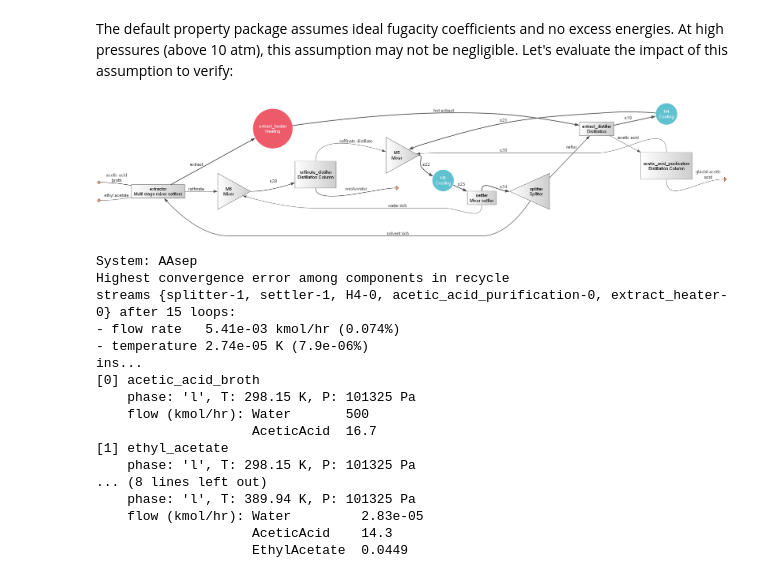
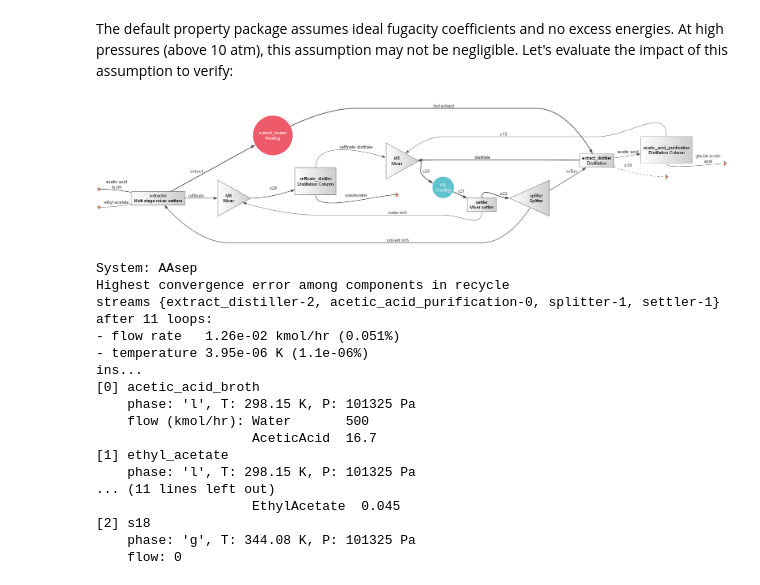
Before and after one commit to BioSTEAMDevelopmentGroup/How2STEAM, a Jupyter notebook: case_studies/Glacial_acetic_acid_separation.ipynb, the cells around one changed output. Saved outputs shown, nothing was run; the diff lists cells and outputs as text; code cells hidden in the pictures.

```diff
--- a/case_studies/Glacial_acetic_acid_separation.ipynb
+++ b/case_studies/Glacial_acetic_acid_separation.ipynb
@@ -243,10 +243,10 @@ with bst.System('AAsep') as sys:
     ED = bst.MESHDistillation(
         'extract_distiller',
         ins=(HX-0, reflux),
-        outs=('', 'acetic_acid'),
-        feed_stages=[feed_stage-2, 0],
+        outs=('', 'acetic_acid', 'distillate'),
+        feed_stages=[feed_stage-2, 1],
         N_stages=N_stages,
-        reflux=None,
+        full_condenser=True,
         boilup=boilup,
         LHK=('Water', 'AceticAcid'),
         use_cache=True,
@@ -262,9 +262,8 @@ with bst.System('AAsep') as sys:
         partial_condenser=False
     )
     ED.check_LHK = ED2.check_LHK = False
-    HX = bst.HXutility(ins=ED-0, V=0, rigorous=True)
     mixer = bst.Mixer(
-        ins=(HX-0, ED2-0, distillate)
+        ins=(ED-2, ED2-0, distillate)
     )
     HX = bst.HXutility(ins=mixer-0, T=310)
     settler = bst.MixerSettler(
@@ -291,7 +290,6 @@ with bst.System('AAsep') as sys:
         k=1.5,
     )
 sys.set_tolerance(rmol=1e-3, mol=1e-3, subsystems=True)
-sys.flatten()
 sys.simulate()
 sys.diagram(format='png')
 sys.show()
@@ -383,10 +385,10 @@ with bst.System('AAsep') as sys:
     ED = bst.MESHDistillation(
         'extract_distiller',
         ins=(HX-0, reflux),
-        outs=('', 'acetic_acid'),
-        feed_stages=[feed_stage-2, 0],
+        outs=('', 'acetic_acid', 'distillate'),
+        feed_stages=[feed_stage-2, 1],
         N_stages=N_stages,
-        reflux=None,
+        full_condenser=True,
         boilup=boilup,
         LHK=('Water', 'AceticAcid'),
         use_cache=True,
@@ -402,46 +404,44 @@ with bst.System('AAsep') as sys:
         partial_condenser=False
     )
     ED.check_LHK = ED2.check_LHK = False
-    HX = bst.HXutility(ins=ED-0, V=0, rigorous=True)
     mixer = bst.Mixer(
-        ins=(HX-0, ED2-0, distillate)
+        ins=(ED-2, ED2-0, distillate)
     )
     HX = bst.HXutility(ins=mixer-0, T=310)
     settler = bst.MixerSettler(
         'settler',
         ins=HX-0,
         outs=('', water_rich),
         top_chemical='EthylAcetate',
     )
     splitter = bst.Splitter(
         'splitter',
         ins=settler-0,
         outs=(reflux, solvent_recycle),
         split=split,
     )
     mixer = bst.Mixer(ins=[extractor.raffinate, water_rich])
     RD = bst.ShortcutColumn(
         'raffinate_distiller',
         LHK=('EthylAcetate', 'Water'),
         ins=mixer-0,
         outs=[distillate, wastewater],
         partial_condenser=False,
         Lr=0.99,
         Hr=0.99,
         k=1.5,
     )
 sys.set_tolerance(rmol=1e-3, mol=1e-3, subsystems=True)
-sys.flatten()
 sys.simulate()
 sys.diagram(format='png')
 sys.show()
 # %% [output]
-[figure, old version]
+[figure, new version]
 System: AAsep
 Highest convergence error among components in recycle
-streams {splitter-1, settler-1, H4-0, acetic_acid_purification-0, extract_heater-0} after 15 loops:
-- flow rate   5.41e-03 kmol/hr (0.074%)
-- temperature 2.74e-05 K (7.9e-06%)
+streams {extract_distiller-2, acetic_acid_purification-0, splitter-1, settler-1} after 11 loops:
+- flow rate   1.26e-02 kmol/hr (0.051%)
+- temperature 3.95e-06 K (1.1e-06%)
 ins...
 [0] acetic_acid_broth
     phase: 'l', T: 298.15 K, P: 101325 Pa
@@ -449,11 +449,11 @@ ins...
                     AceticAcid  16.7
 [1] ethyl_acetate
     phase: 'l', T: 298.15 K, P: 101325 Pa
-... (8 lines left out)
-    phase: 'l', T: 389.94 K, P: 101325 Pa
-    flow (kmol/hr): Water         2.83e-05
-                    AceticAcid    14.3
-                    EthylAcetate  0.0449
+... (11 lines left out)
+                    EthylAcetate  0.045
+[2] s18
+    phase: 'g', T: 344.08 K, P: 101325 Pa
+    flow: 0
 # %%
 sys.operating_hours = 330 * 24
 print('CAPEX', round(sys.installed_equipment_cost / 1e6, 3), 'MMUSD')
```
Also changed, not shown: parts of 7 cells of this notebook, 1 other file.
